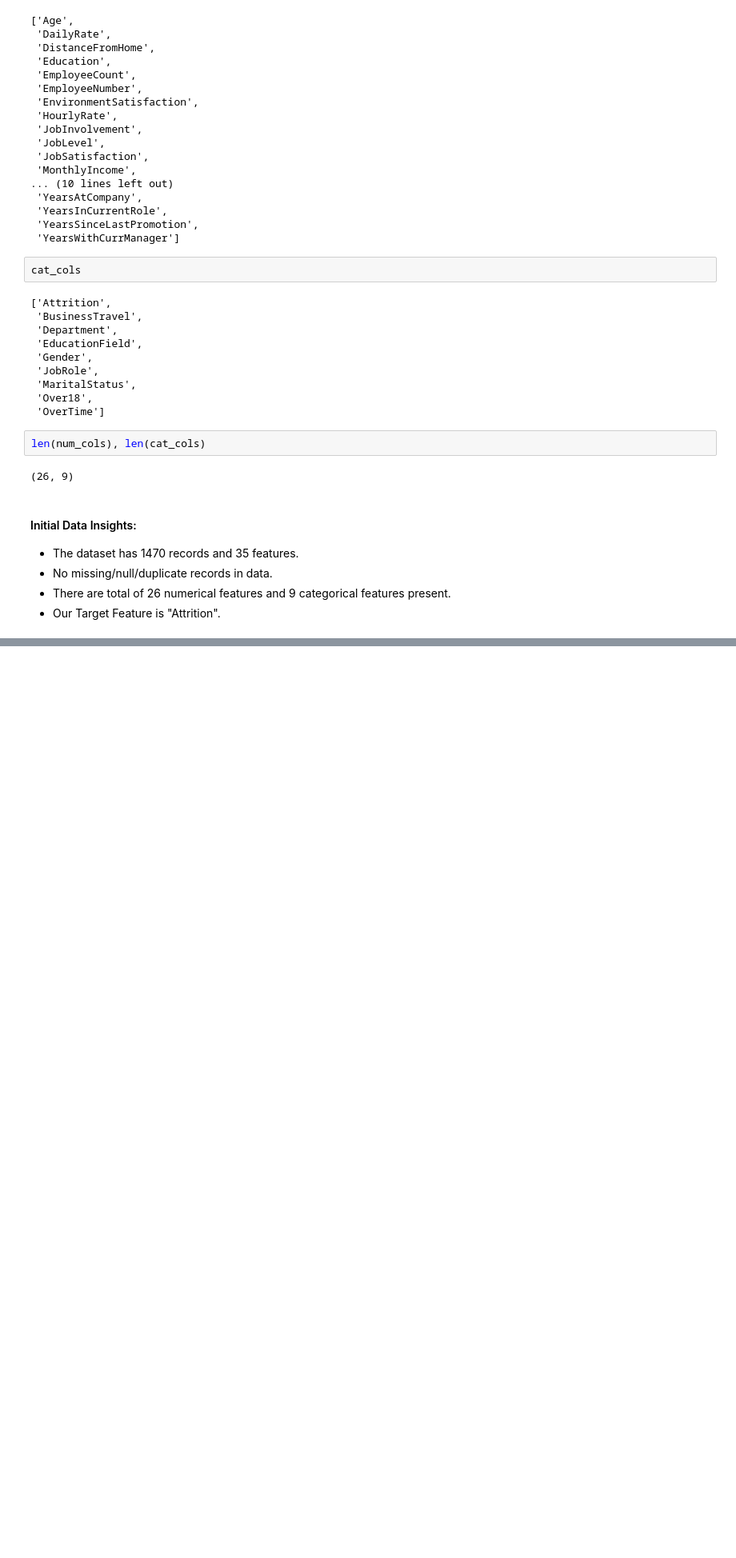
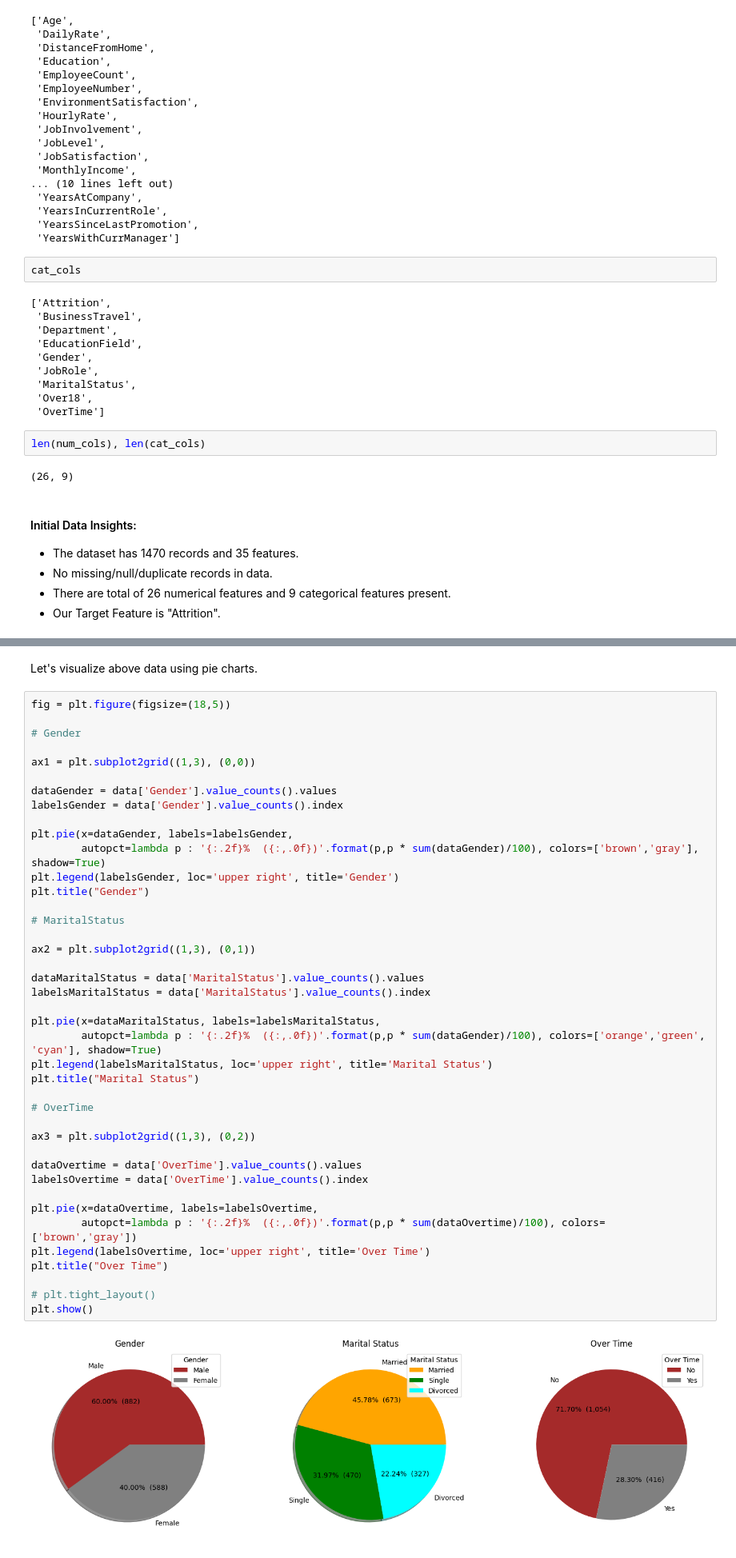
Before and after one commit to Akshay-Paunikar/IBM_Employee_Attrition_ML, a Jupyter notebook: notebook/IBM_Employee_Attrition_EDA.ipynb, the cells around one changed output, grey strips where cells are left out. Shown: that part at 80% size. Drawn from its saved outputs; the diff is of its cells as text; blank space fills up the shorter version.

```diff
--- a/notebook/IBM_Employee_Attrition_EDA.ipynb
+++ b/notebook/IBM_Employee_Attrition_EDA.ipynb
@@ -176,0 +274,45 @@ len(num_cols), len(cat_cols)
+# %% [markdown]
+Let's visualize above data using pie charts.
+# %%
+fig = plt.figure(figsize=(18,5))
+
+# Gender
+
+ax1 = plt.subplot2grid((1,3), (0,0))
+
+dataGender = data['Gender'].value_counts().values
+labelsGender = data['Gender'].value_counts().index
+
+plt.pie(x=dataGender, labels=labelsGender,
+        autopct=lambda p : '{:.2f}%  ({:,.0f})'.format(p,p * sum(dataGender)/100), colors=['brown','gray'], shadow=True)
+plt.legend(labelsGender, loc='upper right', title='Gender')
+plt.title("Gender")
+
+# MaritalStatus
+
+ax2 = plt.subplot2grid((1,3), (0,1))
+
+dataMaritalStatus = data['MaritalStatus'].value_counts().values
+labelsMaritalStatus = data['MaritalStatus'].value_counts().index
+
+plt.pie(x=dataMaritalStatus, labels=labelsMaritalStatus,
+        autopct=lambda p : '{:.2f}%  ({:,.0f})'.format(p,p * sum(dataGender)/100), colors=['orange','green', 'cyan'], shadow=True)
+plt.legend(labelsMaritalStatus, loc='upper right', title='Marital Status')
+plt.title("Marital Status")
+
+# OverTime
+
+ax3 = plt.subplot2grid((1,3), (0,2))
+
+dataOvertime = data['OverTime'].value_counts().values
+labelsOvertime = data['OverTime'].value_counts().index
+
+plt.pie(x=dataOvertime, labels=labelsOvertime,
+        autopct=lambda p : '{:.2f}%  ({:,.0f})'.format(p,p * sum(dataOvertime)/100), colors=['brown','gray'])
+plt.legend(labelsOvertime, loc='upper right', title='Over Time')
+plt.title("Over Time")
+
+# plt.tight_layout()
+plt.show()
+# %% [output]
+[figure, added]
```
Also changed, not shown: parts of 12 cells of this notebook.
